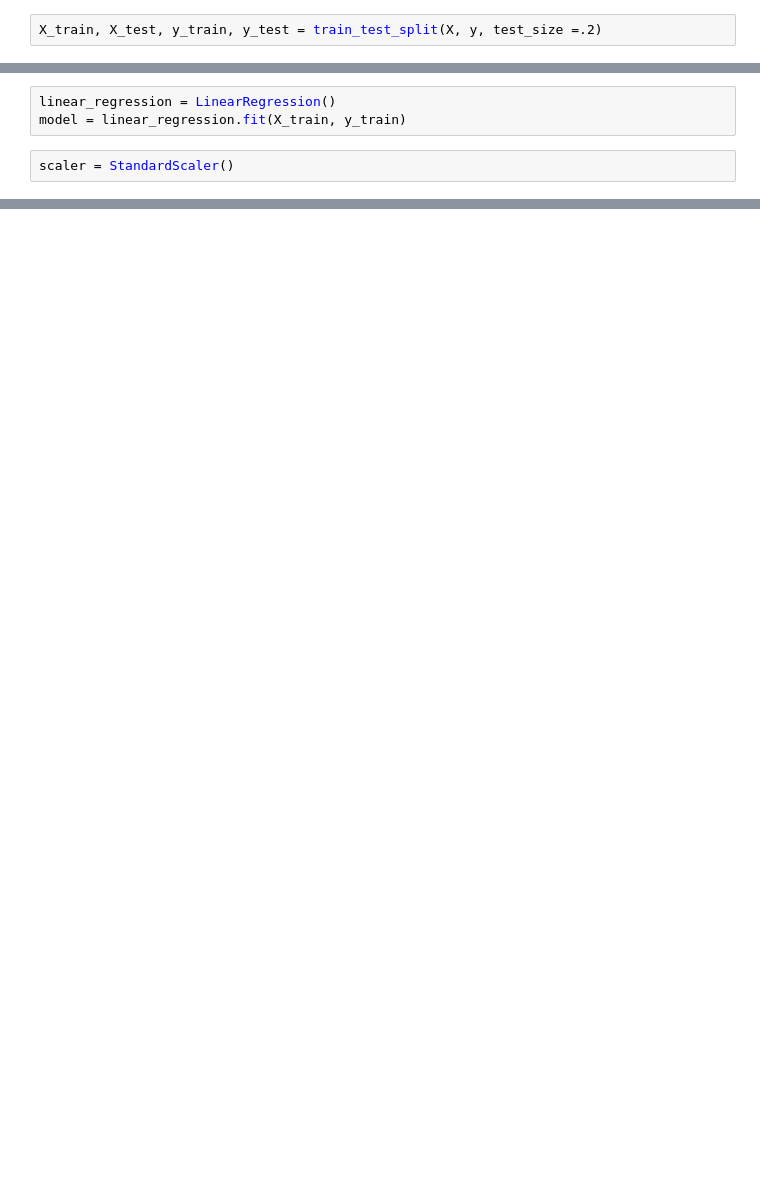
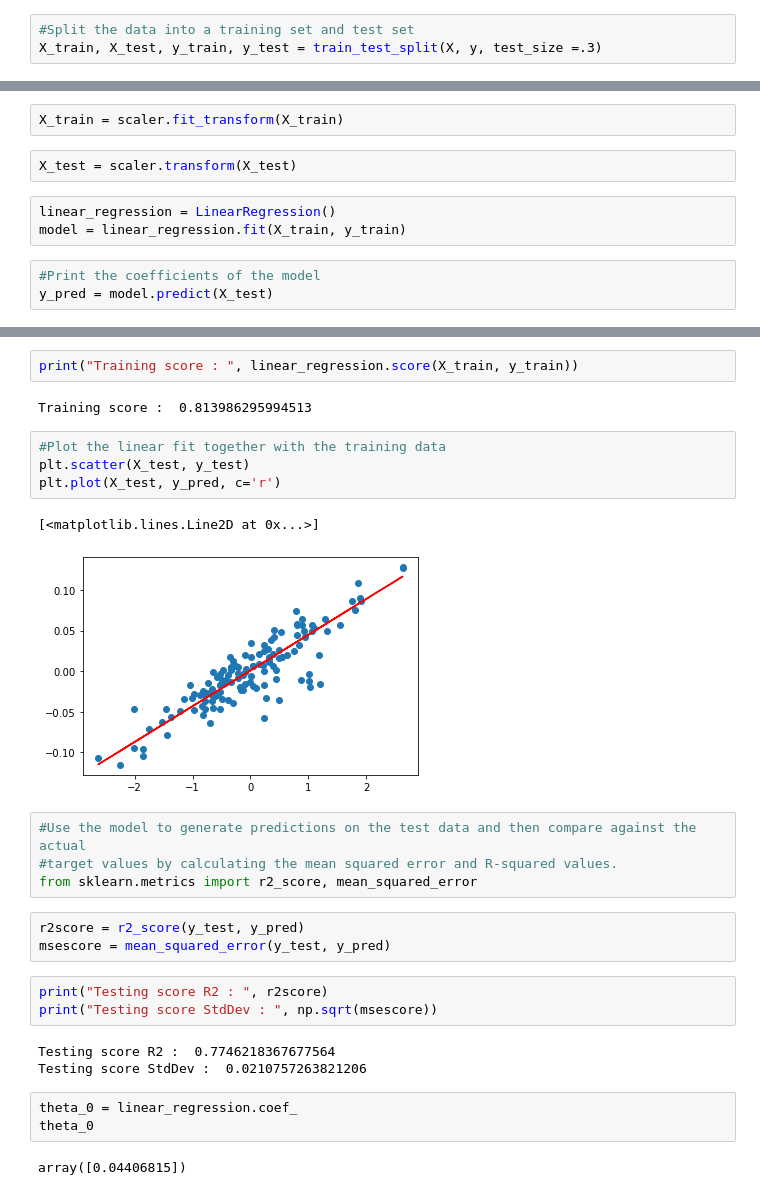
Before and after one commit to Fannyjiang88/csx4501, a Jupyter notebook: Class/Assignment/WK 7/WK 7 Assignment.ipynb, the cells around one changed output, grey strips where cells are left out. Cells and saved outputs as stored; diff of their text form; blank space fills up the shorter version.

```diff
--- a/Class/Assignment/WK 7/WK 7 Assignment.ipynb
+++ b/Class/Assignment/WK 7/WK 7 Assignment.ipynb
@@ -93,2 +122,3 @@ from sklearn.preprocessing import StandardScaler
 # %%
-X_train, X_test, y_train, y_test = train_test_split(X, y, test_size =.2)
+#Split the data into a training set and test set
+X_train, X_test, y_train, y_test = train_test_split(X, y, test_size =.3)
@@ -95,6 +128,11 @@ X_train, X_test, y_train, y_test = train_test_split(X, y, test_size =.2)
+# %%
+X_train = scaler.fit_transform(X_train)
+# %%
+X_test = scaler.transform(X_test)
 # %%
 linear_regression = LinearRegression()
 model = linear_regression.fit(X_train, y_train)
 # %%
-scaler = StandardScaler()
+#Print the coefficients of the model
+y_pred = model.predict(X_test)
 # %%
@@ -103,0 +154,29 @@ AttributeError: 'DataFrame' object has no attribute 'fit'
+# %%
+print("Training score : ", linear_regression.score(X_train, y_train))
+# %% [output]
+Training score :  0.813986295994513
+# %%
+#Plot the linear fit together with the training data
+plt.scatter(X_test, y_test)
+plt.plot(X_test, y_pred, c='r')
+# %% [output]
+[<matplotlib.lines.Line2D at 0x...>]
+[figure, added]
+# %%
+#Use the model to generate predictions on the test data and then compare against the actual
+#target values by calculating the mean squared error and R-squared values.
+from sklearn.metrics import r2_score, mean_squared_error
+# %%
+r2score = r2_score(y_test, y_pred)
+msescore = mean_squared_error(y_test, y_pred)
+# %%
+print("Testing score R2 : ", r2score)
+print("Testing score StdDev : ", np.sqrt(msescore))
+# %% [output]
+Testing score R2 :  0.7746218367677564
+Testing score StdDev :  0.0210757263821206
+# %%
+theta_0 = linear_regression.coef_
+theta_0
+# %% [output]
+array([0.04406815])
```
Also changed, not shown: parts of 19 cells of this notebook.
